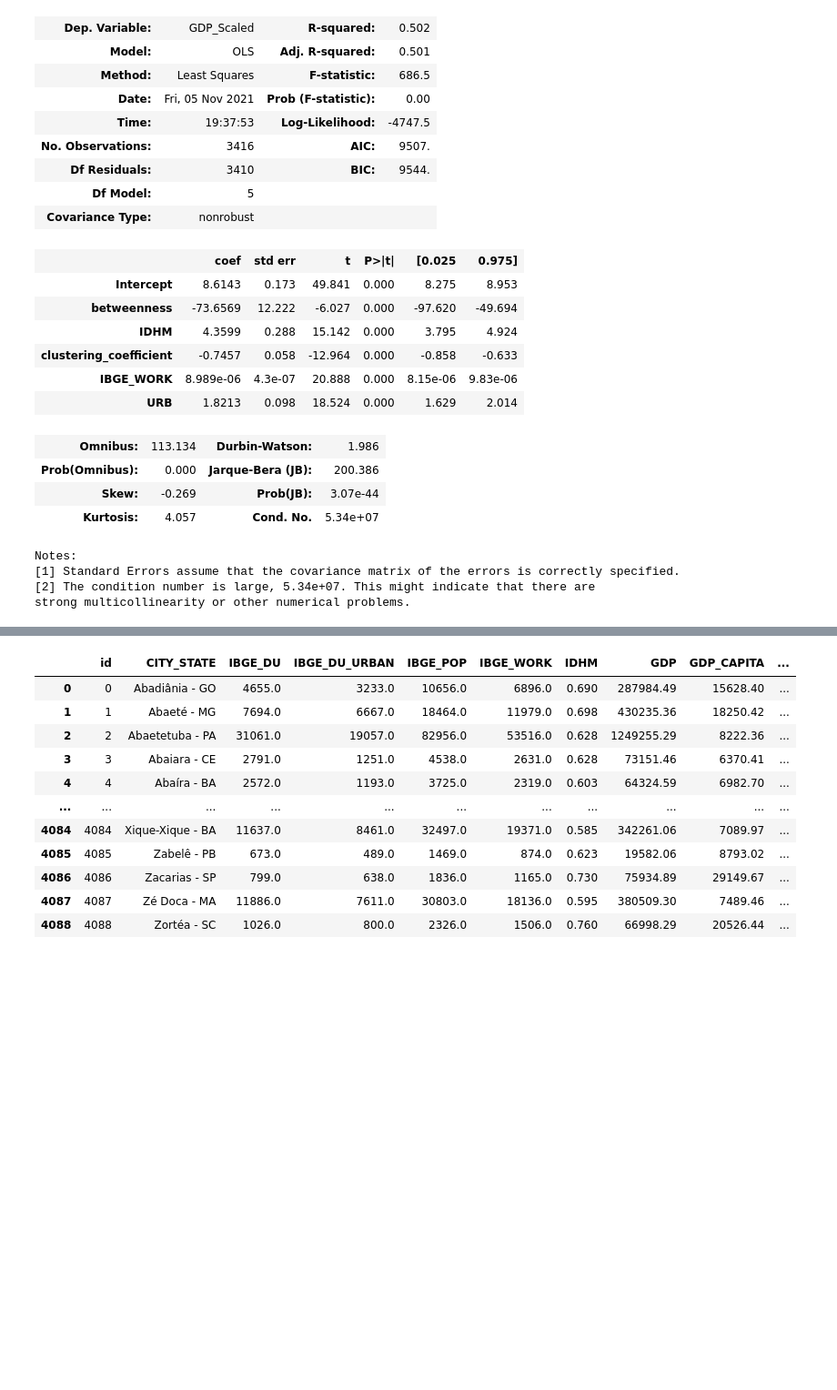
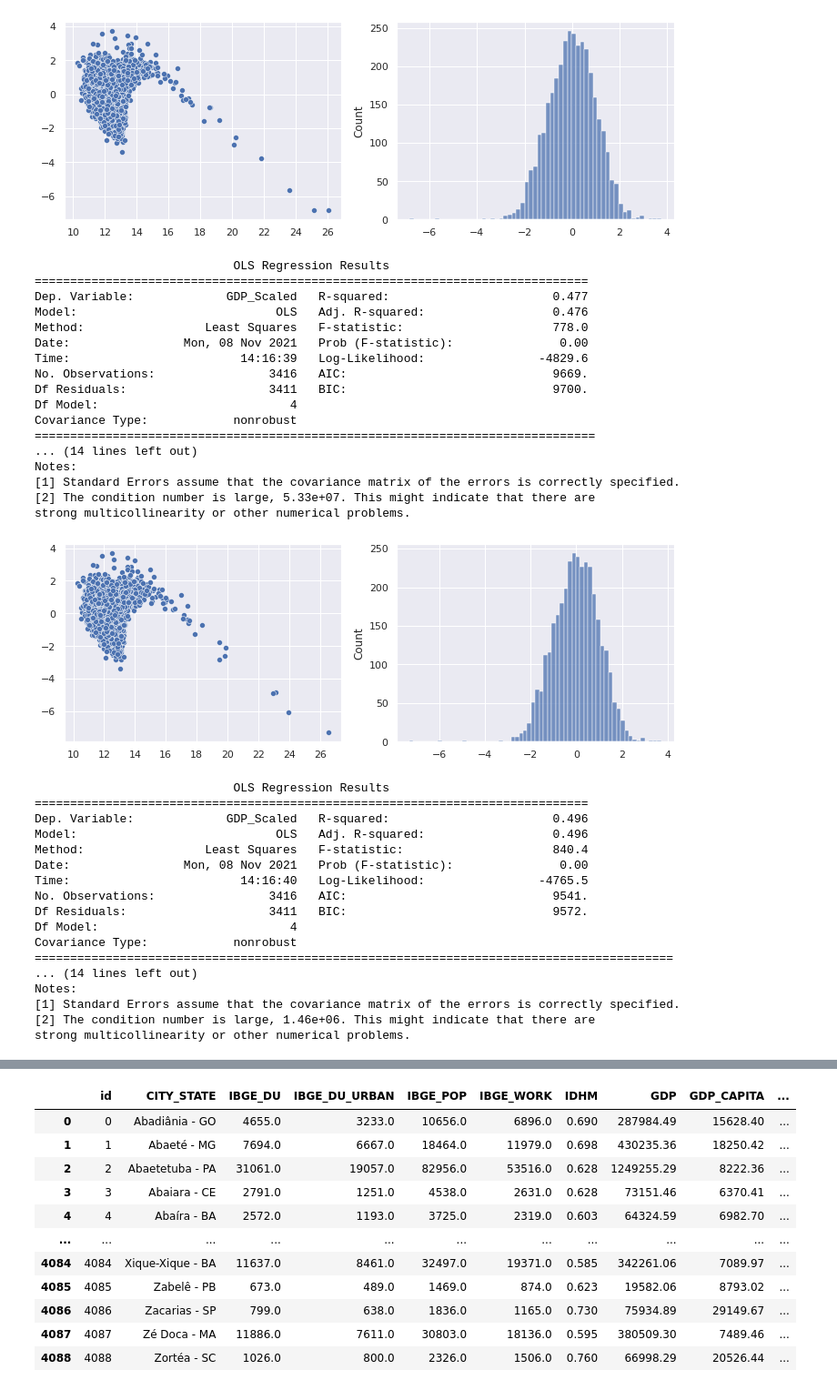
Before and after one commit to hashiprobr-classroom/parte-tecnica-do-projeto-grupoc, a Jupyter notebook: notebooks/analisa_dados.ipynb, the cells around one changed output, grey strips where cells are left out. Shown at 91% size. Saved outputs shown, nothing was run; the diff lists cells and outputs as text; code cells hidden in the pictures; blank space fills up the shorter version.

```diff
--- a/notebooks/analisa_dados.ipynb
+++ b/notebooks/analisa_dados.ipynb
@@ -110,6 +151,6 @@ linear_resplot(result)
 # %%
-df_subgroup_alpha = df3[result.resid > -2.5]
-df_subgroup_beta = df3[result.resid <= -2.5]
+df_subgroup_alpha = df3[models[-1][1].resid > -2.5]
+df_subgroup_beta = df3[models[-1][1].resid <= -2.5]
 # %%
 df_subgroup_alpha.describe()
 # %% [output]
@@ -147,5 +178,11 @@ sns.histplot(df_subgroup_beta["GDP_CAPITA"])
 # %%
-model2 = smf.ols(data=df_subgroup_alpha, formula='GDP_Scaled ~ betweenness+IDHM+clustering_coefficient+IBGE_WORK+URB') # z1 é explicada por x1?
-result2 = model2.fit()
-result2.summary()
+models_alpha=[]
+for f in ['GDP_Scaled ~ IDHM+IBGE_WORK+URB',
+         'GDP_Scaled ~ betweenness+IDHM+IBGE_WORK+URB',
+         'GDP_Scaled ~ IDHM+clustering_coefficient+IBGE_WORK+URB',
+         'GDP_Scaled ~ betweenness+IDHM+clustering_coefficient+IBGE_WORK+URB']:
+    model, result = make_model(df_subgroup_alpha, f)
+    print(result.summary())
+    linear_resplot(result)
+    models_alpha.append([model,result])
 # %% [output]
@@ -153,24 +206,36 @@ OLS Regression Results
-| Dep. Variable: | GDP_Scaled | R-squared: | 0.502 |
-| Model: | OLS | Adj. R-squared: | 0.501 |
-| Method: | Least Squares | F-statistic: | 686.5 |
-| Date: | Fri, 05 Nov 2021 | Prob (F-statistic): | 0.00 |
-| Time: | 19:37:53 | Log-Likelihood: | -4747.5 |
-| No. Observations: | 3416 | AIC: | 9507. |
-| Df Residuals: | 3410 | BIC: | 9544. |
-| Df Model: | 5 |  |  |
-| Covariance Type: | nonrobust |  |  |
-|  | coef | std err | t | P>|t| | [0.025 | 0.975] |
-| Intercept | 8.6143 | 0.173 | 49.841 | 0.000 | 8.275 | 8.953 |
-| betweenness | -73.6569 | 12.222 | -6.027 | 0.000 | -97.620 | -49.694 |
-| IDHM | 4.3599 | 0.288 | 15.142 | 0.000 | 3.795 | 4.924 |
-| clustering_coefficient | -0.7457 | 0.058 | -12.964 | 0.000 | -0.858 | -0.633 |
-| IBGE_WORK | 8.989e-06 | 4.3e-07 | 20.888 | 0.000 | 8.15e-06 | 9.83e-06 |
-| URB | 1.8213 | 0.098 | 18.524 | 0.000 | 1.629 | 2.014 |
-| Omnibus: | 113.134 | Durbin-Watson: | 1.986 |
-| Prob(Omnibus): | 0.000 | Jarque-Bera (JB): | 200.386 |
-| Skew: | -0.269 | Prob(JB): | 3.07e-44 |
-| Kurtosis: | 4.057 | Cond. No. | 5.34e+07 |
+[figure, added]
+                            OLS Regression Results
+==============================================================================
+Dep. Variable:             GDP_Scaled   R-squared:                       0.477
+Model:                            OLS   Adj. R-squared:                  0.476
+Method:                 Least Squares   F-statistic:                     778.0
+Date:                Mon, 08 Nov 2021   Prob (F-statistic):               0.00
+Time:                        14:16:39   Log-Likelihood:                -4829.6
+No. Observations:                3416   AIC:                             9669.
+Df Residuals:                    3411   BIC:                             9700.
+Df Model:                           4
+Covariance Type:            nonrobust
+===============================================================================
+... (14 lines left out)
 Notes:
 [1] Standard Errors assume that the covariance matrix of the errors is correctly specified.
-[2] The condition number is large, 5.34e+07. This might indicate that there are
+[2] The condition number is large, 5.33e+07. This might indicate that there are
 strong multicollinearity or other numerical problems.
+[figure, added]
+                            OLS Regression Results
+==============================================================================
+Dep. Variable:             GDP_Scaled   R-squared:                       0.496
+Model:                            OLS   Adj. R-squared:                  0.496
+Method:                 Least Squares   F-statistic:                     840.4
+Date:                Mon, 08 Nov 2021   Prob (F-statistic):               0.00
+Time:                        14:16:40   Log-Likelihood:                -4765.5
+No. Observations:                3416   AIC:                             9541.
+Df Residuals:                    3411   BIC:                             9572.
+Df Model:                           4
+Covariance Type:            nonrobust
+==========================================================================================
+... (14 lines left out)
+Notes:
+[1] Standard Errors assume that the covariance matrix of the errors is correctly specified.
+[2] The condition number is large, 1.46e+06. This might indicate that there are
+strong multicollinearity or other numerical problems.
```
Also changed, not shown: parts of 21 cells of this notebook, 2 other files.
